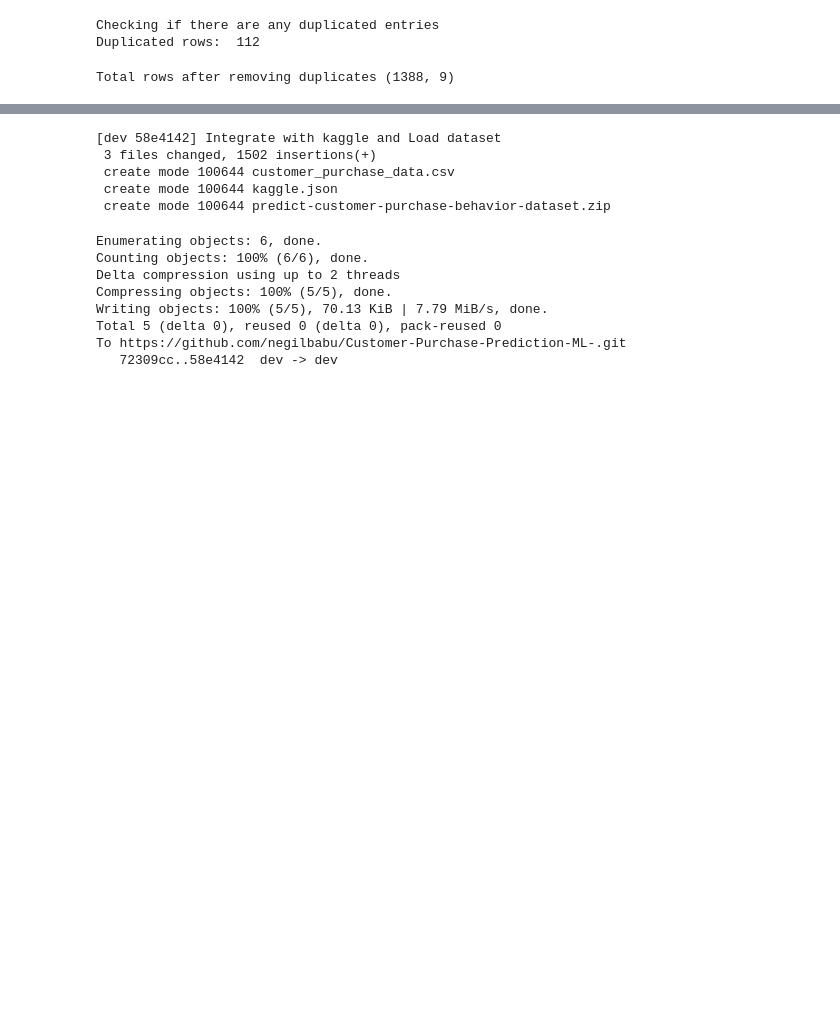
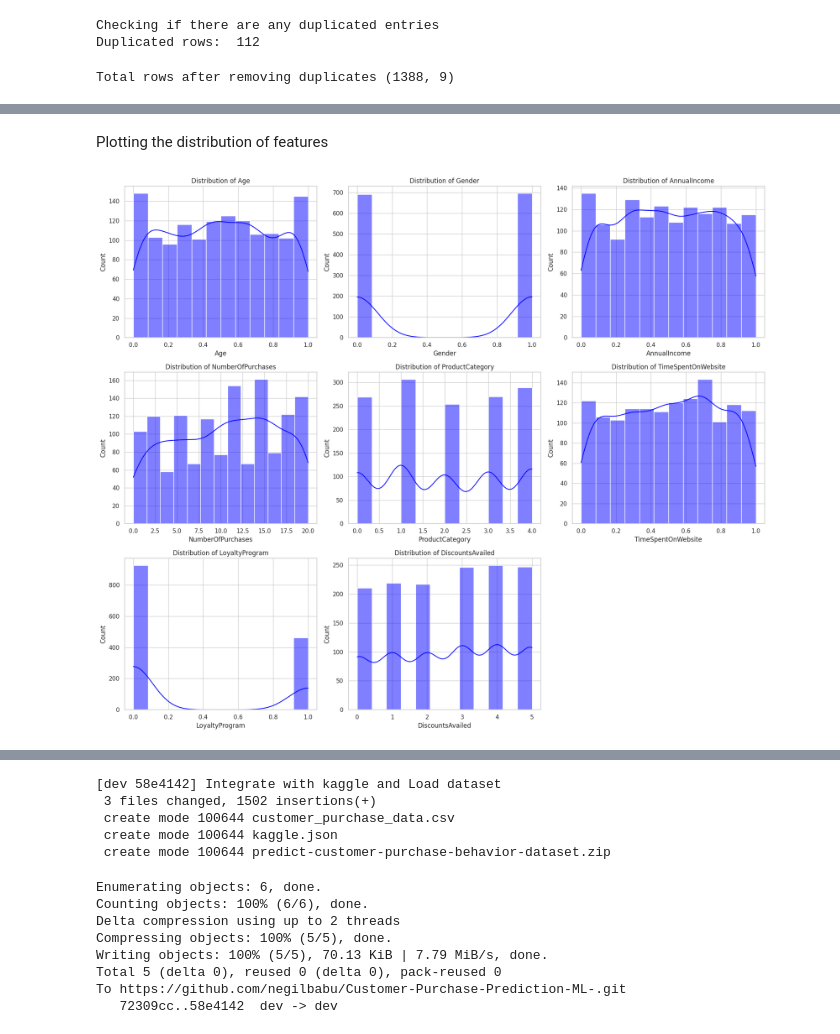
Before and after one commit to negilbabu/Customer-Purchase-Prediction-ML-, a Jupyter notebook: Customer_Purchase_Prediction(ML).ipynb, the cells around one changed output, grey strips where cells are left out. Saved outputs shown, nothing was run; the diff lists cells and outputs as text; code cells hidden in the pictures; blank space fills up the shorter version.

Commit message:
Data visualization

```diff
--- a/Customer_Purchase_Prediction(ML).ipynb
+++ b/Customer_Purchase_Prediction(ML).ipynb
@@ -212,3 +198,11 @@ df_removed_duplicates = df.drop_duplicates()
 print("Total rows after removing duplicates", df_removed_duplicates.shape)
 # %% [output]
 Total rows after removing duplicates (1388, 9)
+# %%
+from sklearn.preprocessing import MinMaxScaler
+scaler = MinMaxScaler()
+
+numeric_scalable_features = ['Age', 'AnnualIncome', 'TimeSpentOnWebsite' ]
+df_removed_duplicates[numeric_scalable_features] = scaler.fit_transform(df_removed_duplicates[numeric_scalable_features])
+
+df_removed_duplicates.info(), df_removed_duplicates.head()
@@ -214,0 +245,26 @@ Total rows after removing duplicates (1388, 9)
+# %% [markdown]
+Plotting the distribution of features
+# %%
+import matplotlib.pyplot as plt
+import seaborn as sns
+
+sns.set(style="whitegrid")
+
+features_to_plot = [feature for feature in df_removed_duplicates.columns if feature != "PurchaseStatus"]
+num_features = len(features_to_plot)
+num_rows = (num_features + 2) // 3
+num_cols = min(num_features, 3)
+fig, axes = plt.subplots(num_rows, num_cols, figsize=(18, 5 * num_rows))
+axes = axes.flatten()
+
+for i, feature in enumerate(features_to_plot):
+  sns.histplot(df_removed_duplicates[feature], kde=True, ax=axes[i], color="blue")
+  axes[i].set_title(f"Distribution of {feature}")
+
+for j in range(len(features_to_plot), len(axes)):
+    axes[j].set_visible(False)
+
+plt.tight_layout()
+plt.show()
+# %% [output]
+[figure, added]
```
Also changed, not shown: parts of 11 cells of this notebook.
